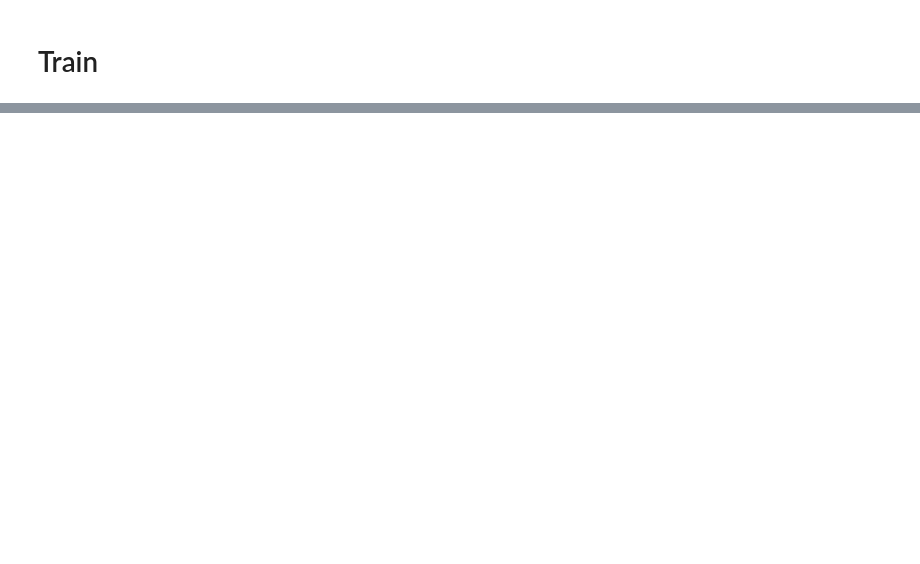
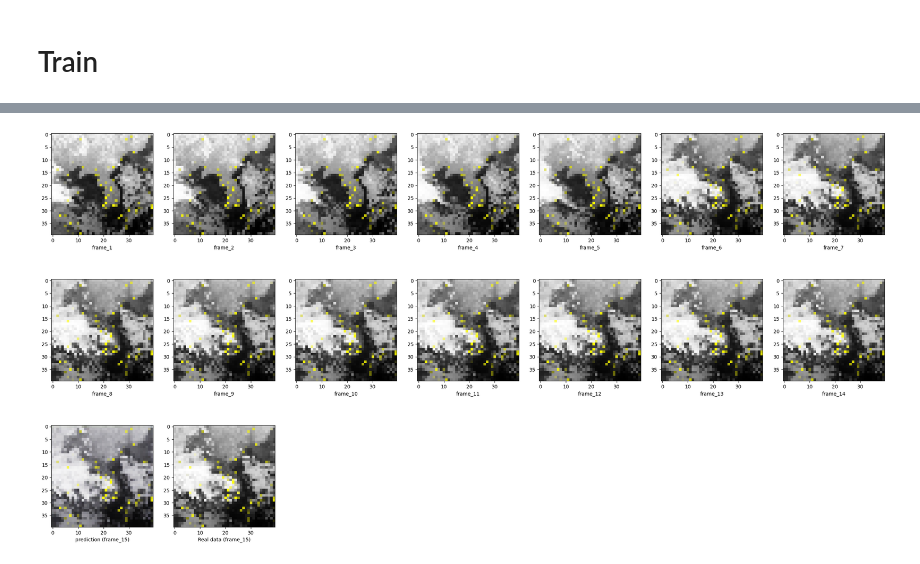
Before and after one commit to LOOPARAM/-Climate-Prediction-AI, a Jupyter notebook: Main/ClimateAI.ipynb, the cells around one changed output, grey strips where cells are left out. Drawn from its saved outputs; the diff is of its cells as text; code cells hidden in the pictures; blank space fills up the shorter version.

```diff
--- a/Main/ClimateAI.ipynb
+++ b/Main/ClimateAI.ipynb
@@ -203,0 +143,4 @@ inputs.dtype, test.dtype
+# %%
+show_result(104)
+# %% [output]
+[figure, added]
```
Also changed, not shown: parts of 26 cells of this notebook, 2 other files.
